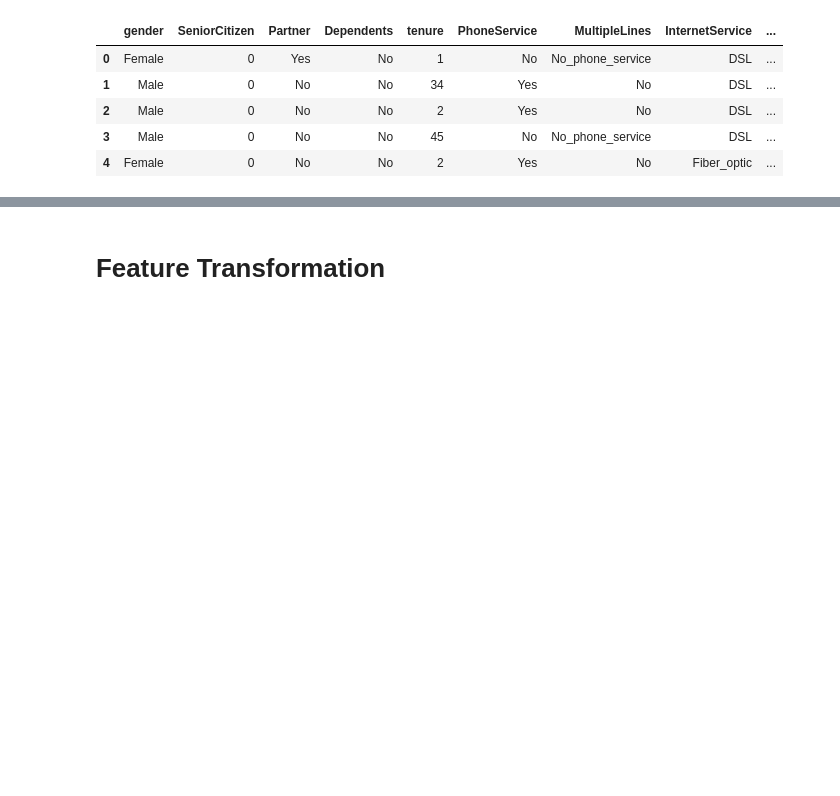
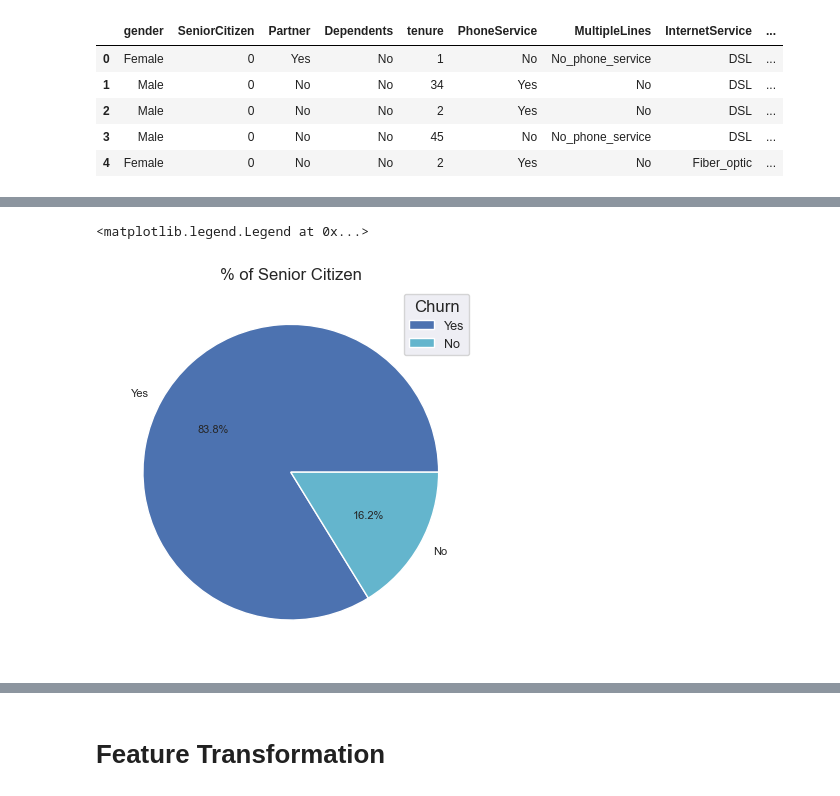
Before and after one commit to benTC74/Telco-Customer-Churn, a Jupyter notebook: Telco Customer Churn.ipynb, the cells around one changed output, grey strips where cells are left out. Cells and saved outputs as stored; diff of their text form; code cells hidden in the pictures; blank space fills up the shorter version.

```diff
--- a/Telco Customer Churn.ipynb
+++ b/Telco Customer Churn.ipynb
@@ -154,0 +181,15 @@ churn_df.head()
+# %%
+#Most of the customers in the dataset is senior citizen
+
+cmap = ListedColormap(sns.color_palette('deep'))
+
+ax = (churn_df['SeniorCitizen'].value_counts()*100/len(churn_df)) \
+     .plot.pie(autopct='%.1f%%', labels=["Yes", "No"], fontsize=8, cmap=cmap)
+
+ax.yaxis.set_major_formatter(mtick.PercentFormatter())
+ax.set_ylabel(None)
+ax.set_title('% of Senior Citizen', fontsize=12)
+ax.legend(title='Churn', fontsize=9)
+# %% [output]
+<matplotlib.legend.Legend at 0x...>
+[figure, added]
```
Also changed, not shown: parts of 24 cells of this notebook.
